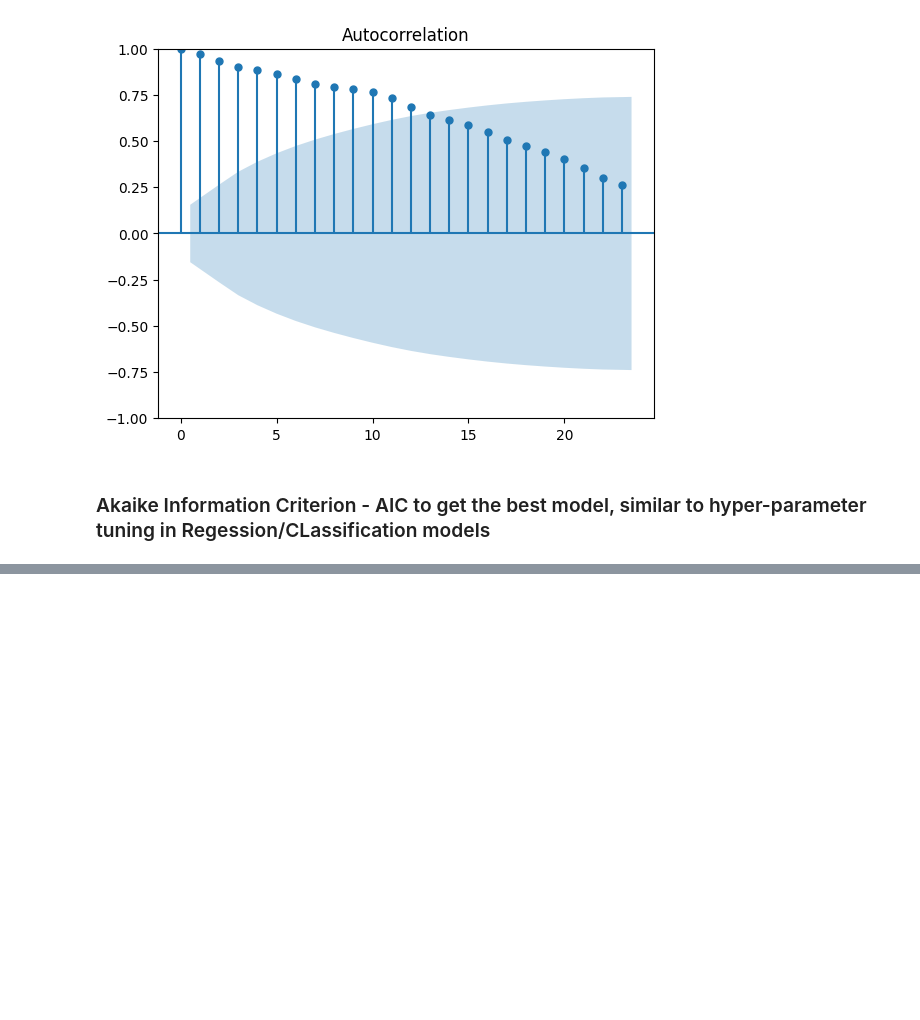
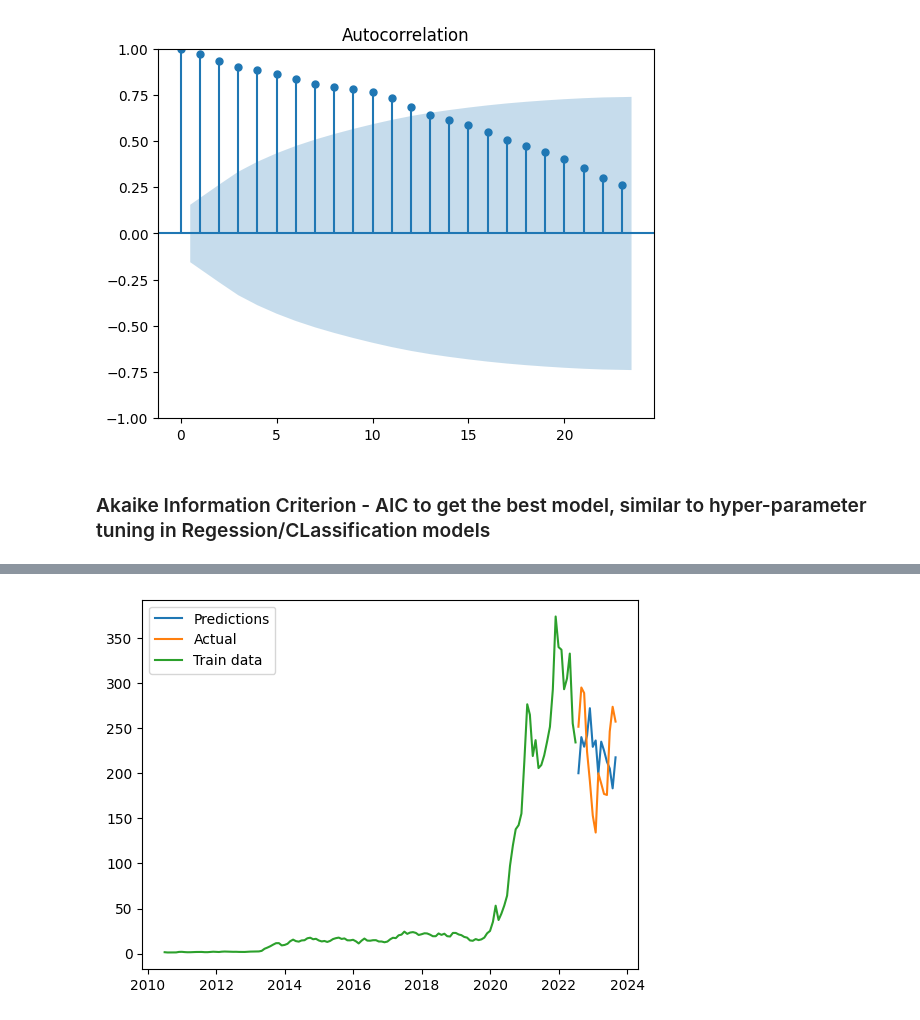
Before and after one commit to nkyatham/Time-series-Machine-Learning, a Jupyter notebook: app/arima_training.ipynb, the cells around one changed output, grey strips where cells are left out. Saved outputs shown, nothing was run; the diff lists cells and outputs as text; code cells hidden in the pictures; blank space fills up the shorter version.

```diff
--- a/app/arima_training.ipynb
+++ b/app/arima_training.ipynb
@@ -359,0 +368,3 @@ for i in list(product(p,d,q)):
+# %%
+smodel = SARIMAX(data_tesla.Close.resample(rule='M').mean()[:145], order=(5,1,3), seasonal_order=(1,0,1,12)).fit()
+spred = smodel.predict(start='2022-07-31', end='2023-08-31')
@@ -359,0 +390,9 @@ for i in list(product(p,d,q)):
+# %%
+figure, axis = plt.subplots()
+axis.plot(spred, label='Predictions')
+axis.plot(data_tesla.Close.resample(rule='M').mean()[145:], label='Actual')
+axis.plot(data_tesla.Close.resample(rule='M').mean()[:145], label='Train data')
+axis.legend()
+plt.show()
+# %% [output]
+[figure, added]
```
Also changed, not shown: parts of 20 cells of this notebook, 4 other files.
